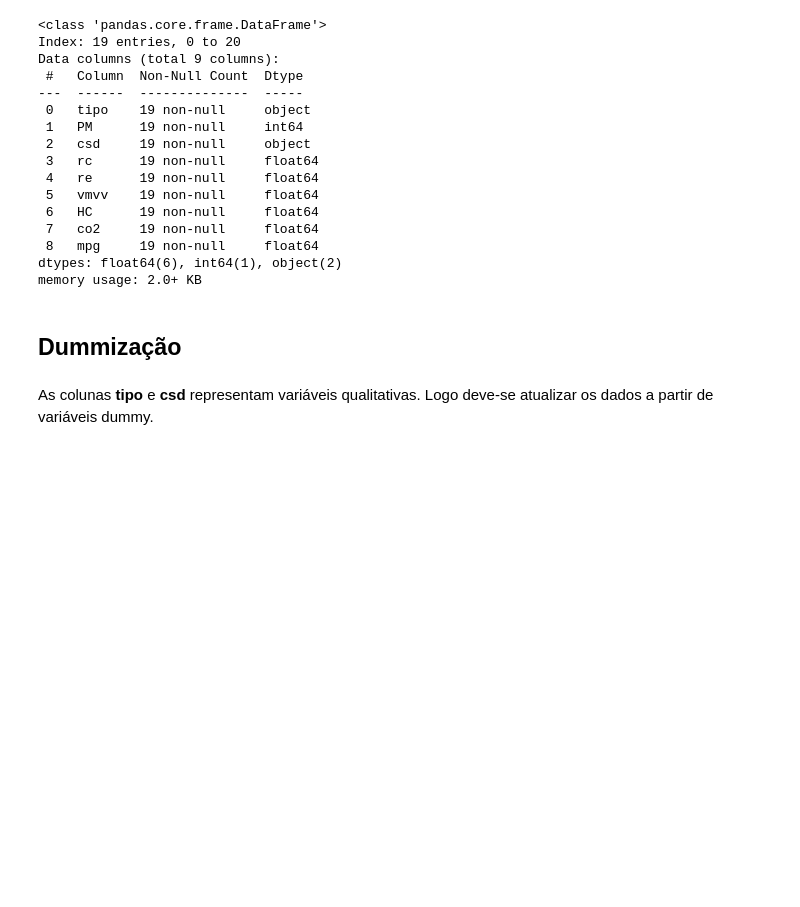
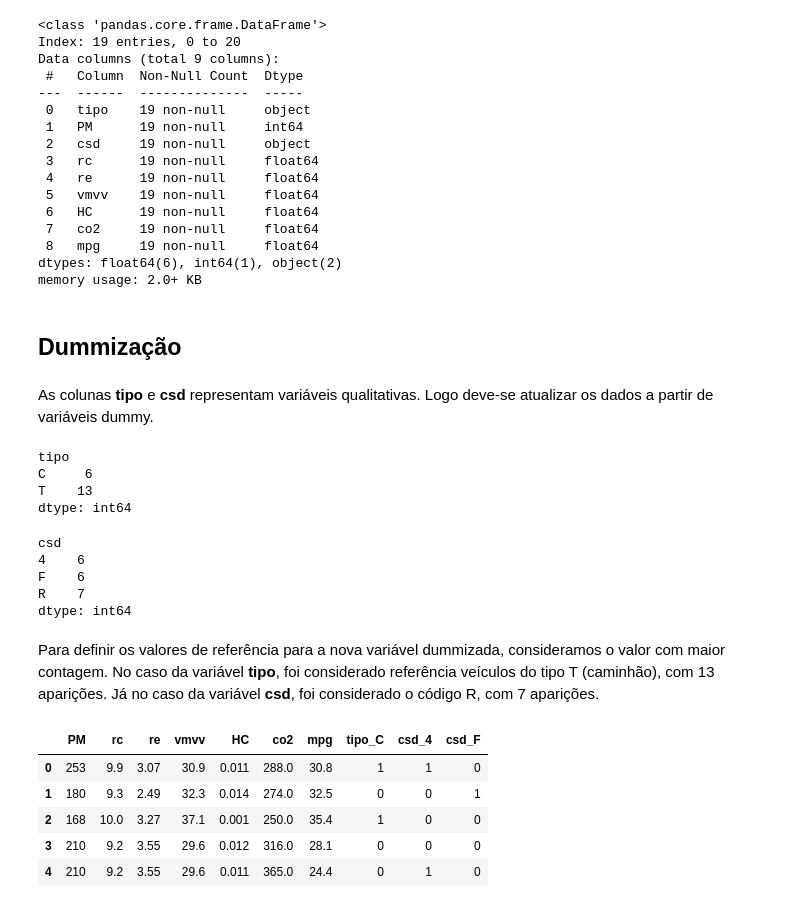
Before and after one commit to guiandradedev/tcd-car-consumption, a Jupyter notebook: analyze.ipynb, the cells around one changed output. Drawn from its saved outputs; the diff is of its cells as text; code cells hidden in the pictures; blank space fills up the shorter version.

```diff
--- a/analyze.ipynb
+++ b/analyze.ipynb
@@ -242,3 +244,32 @@ memory usage: 2.0+ KB
 ## Dummização
 # %% [markdown]
 As colunas **tipo** e **csd** representam variáveis qualitativas. Logo deve-se atualizar os dados a partir de variáveis dummy.
+# %%
+df.groupby('tipo').size()
+# %% [output]
+tipo
+C     6
+T    13
+dtype: int64
+# %%
+df.groupby('csd').size()
+# %% [output]
+csd
+4    6
+F    6
+R    7
+dtype: int64
+# %% [markdown]
+Para definir os valores de referência para a nova variável dummizada, consideramos o valor com maior contagem. No caso da variável **tipo**, foi considerado referência veículos do tipo T (caminhão), com 13 aparições. Já no caso da variável **csd**, foi considerado o código R, com 7 aparições.
+# %%
+df = pd.get_dummies(df, columns=['tipo', 'csd'], drop_first=False, dtype=int)
+del df['tipo_T']
+del df['csd_R']
+df.head()
+# %% [output]
+|  | PM | rc | re | vmvv | HC | co2 | mpg | tipo_C | csd_4 | csd_F |
+| 0 | 253 | 9.9 | 3.07 | 30.9 | 0.011 | 288.0 | 30.8 | 1 | 1 | 0 |
+| 1 | 180 | 9.3 | 2.49 | 32.3 | 0.014 | 274.0 | 32.5 | 0 | 0 | 1 |
+| 2 | 168 | 10.0 | 3.27 | 37.1 | 0.001 | 250.0 | 35.4 | 1 | 0 | 0 |
+| 3 | 210 | 9.2 | 3.55 | 29.6 | 0.012 | 316.0 | 28.1 | 0 | 0 | 0 |
+| 4 | 210 | 9.2 | 3.55 | 29.6 | 0.011 | 365.0 | 24.4 | 0 | 1 | 0 |
```
Also changed, not shown: parts of 11 cells of this notebook, 1 other file.
